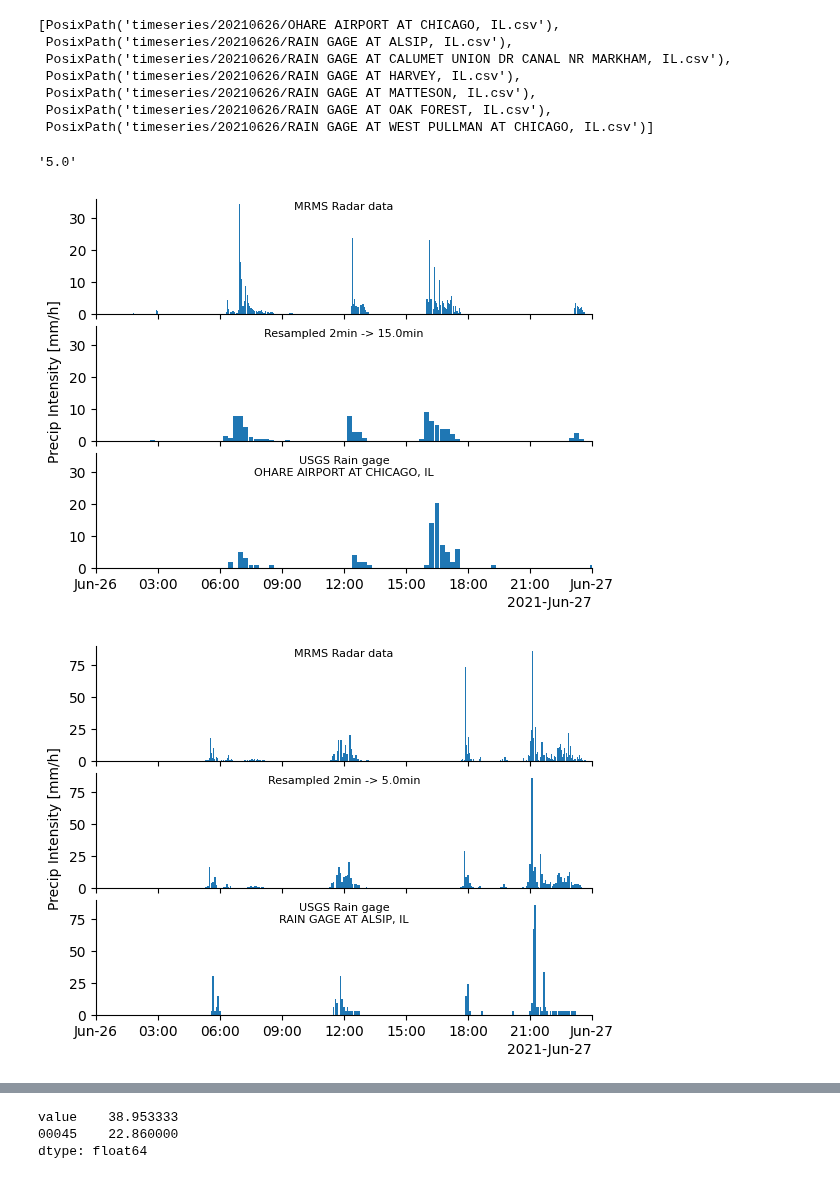
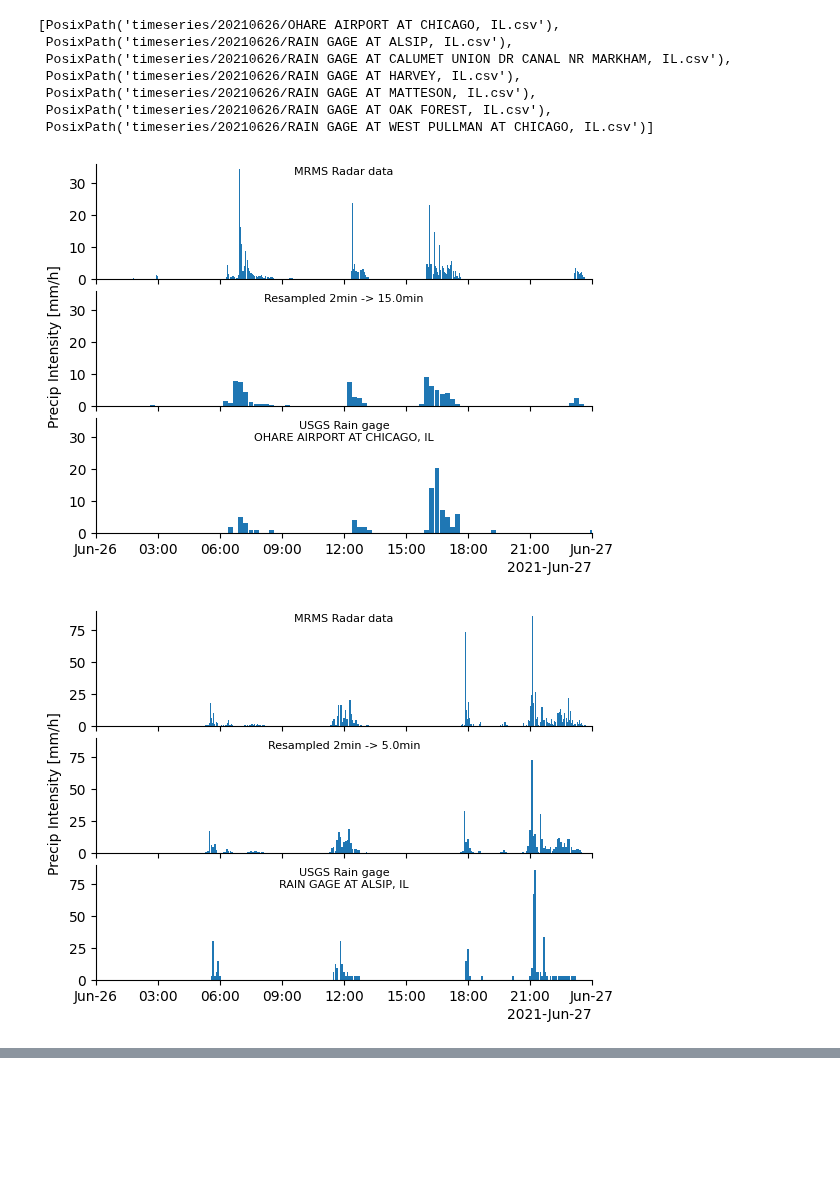
Before and after one commit to edsaac/emaremes, a Jupyter notebook: extract_timeseries/radar_usgs_compare.ipynb, the cells around one changed output, grey strips where cells are left out. Drawn from its saved outputs; the diff is of its cells as text; code cells hidden in the pictures; blank space fills up the shorter version.

```diff
--- a/extract_timeseries/radar_usgs_compare.ipynb
+++ b/extract_timeseries/radar_usgs_compare.ipynb
@@ -50,14 +51,7 @@ radar_pfiles
 # %%
 start = pd.Timestamp("2021-06-26T00:00:00", tz="UTC")
 end = pd.Timestamp("2021-06-27T00:00:00", tz="UTC")
-# %%
-str(tdelta_usgs.seconds / 60)
-# %% [output]
-'5.0'
 # %%
-import numpy as np
-
-
 for radar_pfile in radar_pfiles:
     station_name = radar_pfile.stem
     station_id = site_info.set_index("station_nm").loc[station_name]["site_no"]
@@ -66,34 +60,35 @@ for radar_pfile in radar_pfiles:
     tdelta_usgs = np.diff(usgs_rain.index)[0]
     usgs_rain_mmhr = usgs_rain * 25.4 / (tdelta_usgs / pd.Timedelta("1h"))  # from in to mm/hr
 
     radar_rain = pd.read_csv(radar_pfile, index_col=0)
     radar_rain.index = pd.to_datetime(radar_rain.index)
 
     fig, axs = plt.subplots(3, 1, sharex=True, sharey=True, gridspec_kw={"hspace": 0.1})
 
     ax = axs[0]
     ax.set_title("MRMS Radar data", fontsize=8, va="top", y=0.9)
     ax.bar(radar_rain.index, radar_rain["value"], width=pd.Timedelta("1.8min"))
 
     ax = axs[1]
-    resampled = radar_rain.resample(tdelta_usgs).mean()
+    downsampled = radar_rain.resample("1min").interpolate("linear")
+    resampled = downsampled.resample(tdelta_usgs).mean()
     ax.set_title(f"Resampled 2min -> {tdelta_usgs.seconds / 60}min", fontsize=8, va="top", y=0.9)
     ax.bar(resampled.index, resampled["value"], width=0.95 * tdelta_usgs)
 
     ax = axs[2]
     ax.set_title(f"USGS Rain gage\n{station_name}", fontsize=8, va="top", y=0.9)
     ax.bar(usgs_rain.index, usgs_rain_mmhr, width=0.95 * tdelta_usgs)
 
     for ax in axs:
         ax.set_xlim(start, end)
         ax.xaxis.set_major_locator(mdates.AutoDateLocator())
         ax.xaxis.set_major_formatter(mdates.ConciseDateFormatter(ax.xaxis.get_major_locator()))
         ax.spines.top.set_visible(False)
         ax.spines.right.set_visible(False)
     fig.supylabel("Precip Intensity [mm/h]", fontsize=10, fontweight=300, x=0.05)
     plt.show()
 # %% [output]
 [figure]
-[figure, old version]
+[figure, new version]
 [figure]
 [figure]
@@ -101,11 +96,5 @@ for radar_pfile in radar_pfiles:
 [figure]
 [figure]
-# %%
-merged.max()
-# %% [output]
-value    38.953333
-00045    22.860000
-dtype: float64
 # %%
 for radar_pfile in radar_pfiles:
     station_name = radar_pfile.stem
```
Also changed, not shown: parts of 5 cells of this notebook, 1 other file.
